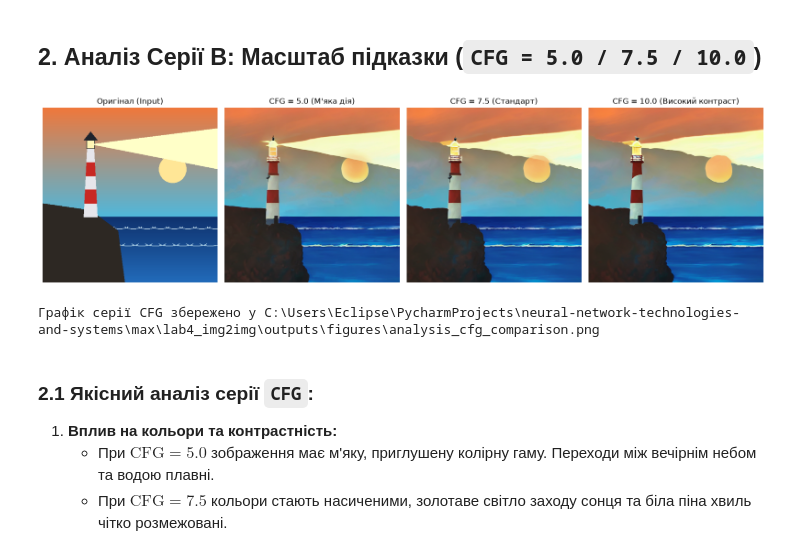
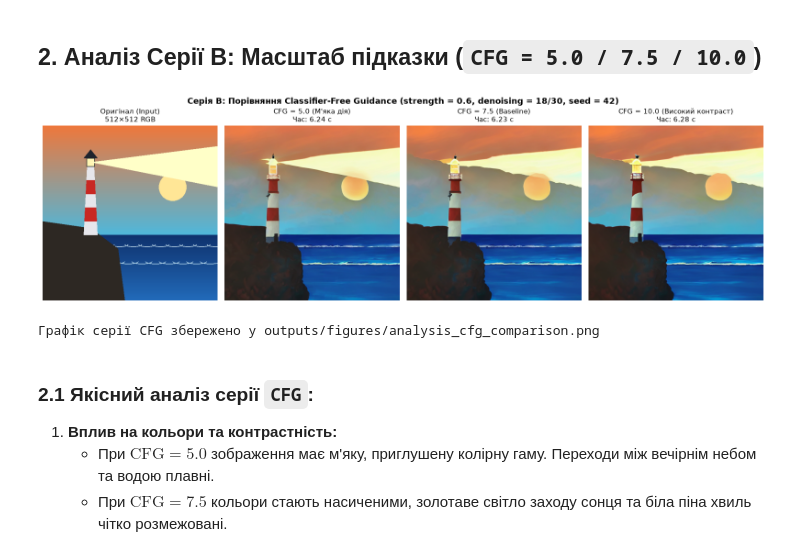
Before and after one commit to Eclipse-XS/Neural-Network-Labs-Max, a Jupyter notebook: lab4_img2img/notebooks/03_results_analysis.ipynb, the cells around one changed output. Saved outputs shown, nothing was run; the diff lists cells and outputs as text; code cells hidden in the pictures.

Commit message:
refactor(lab4): add offline experiment galleries and clean notebook outputs

```diff
--- a/lab4_img2img/notebooks/03_results_analysis.ipynb
+++ b/lab4_img2img/notebooks/03_results_analysis.ipynb
@@ -141,38 +149,32 @@ print(f"Графік серії Strength збережено у {fig_strength_pat
 # %%
 cfg_05 = open_experiment_image(CFG_DIR / "lighthouse_strength0p6_cfg5p0_steps30_seed42.png")
 cfg_75 = open_experiment_image(CFG_DIR / "lighthouse_strength0p6_cfg7p5_steps30_seed42.png")
 cfg_10 = open_experiment_image(CFG_DIR / "lighthouse_strength0p6_cfg10p0_steps30_seed42.png")
 
-plt.figure(figsize=(16, 4.5))
+cfg_times = df_reg[df_reg["series"] == "cfg_experiment"].set_index("guidance_scale")["generation_time_seconds"].to_dict()
 
-plt.subplot(1, 4, 1)
-plt.imshow(orig_img)
-plt.title("Оригінал (Input)")
-plt.axis("off")
+fig, axes = plt.subplots(1, 4, figsize=(16, 4.9))
+fig.suptitle("Серія B: Порівняння Classifier-Free Guidance (strength = 0.6, denoising = 18/30, seed = 42)", fontsize=13, fontweight="bold")
 
-plt.subplot(1, 4, 2)
-plt.imshow(cfg_05)
-plt.title("CFG = 5.0 (М'яка дія)")
-plt.axis("off")
-
-plt.subplot(1, 4, 3)
-plt.imshow(cfg_75)
-plt.title("CFG = 7.5 (Стандарт)")
-plt.axis("off")
-
-plt.subplot(1, 4, 4)
-plt.imshow(cfg_10)
-plt.title("CFG = 10.0 (Високий контраст)")
-plt.axis("off")
+panels_cfg = [
+    (orig_img, "Оригінал (Input)\n512×512 RGB"),
+    (cfg_05, f"CFG = 5.0 (М'яка дія)\nЧас: {cfg_times[5.0]:.2f} с"),
+    (cfg_75, f"CFG = 7.5 (Baseline)\nЧас: {cfg_times[7.5]:.2f} с"),
+    (cfg_10, f"CFG = 10.0 (Високий контраст)\nЧас: {cfg_times[10.0]:.2f} с"),
+]
+for ax, (im, title) in zip(axes, panels_cfg):
+    ax.imshow(im)
+    ax.set_title(title, fontsize=10.5)
+    ax.axis("off")
 
 plt.tight_layout()
 fig_cfg_path = FIGURES_DIR / "analysis_cfg_comparison.png"
-plt.savefig(fig_cfg_path, dpi=300)
+plt.savefig(fig_cfg_path, dpi=200, bbox_inches="tight")
 plt.show()
-print(f"Графік серії CFG збережено у {fig_cfg_path}")
+print(f"Графік серії CFG збережено у {rel_path(fig_cfg_path)}")
 # %% [output]
-[figure, old version]
+[figure, new version]
-Графік серії CFG збережено у C:\Users\Eclipse\PycharmProjects\neural-network-technologies-and-systems\max\lab4_img2img\outputs\figures\analysis_cfg_comparison.png
+Графік серії CFG збережено у outputs/figures/analysis_cfg_comparison.png
 # %% [markdown]
 ### 2.1 Якісний аналіз серії `CFG`:
 1. **Вплив на кольори та контрастність:**
```
Also changed, not shown: parts of 5 cells of this notebook, 4 other files.
